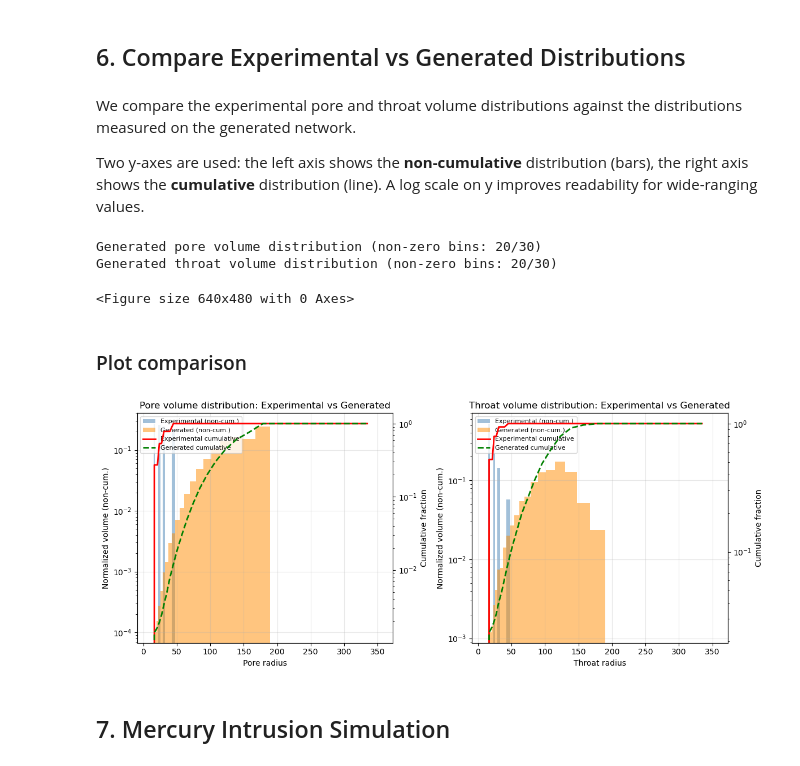
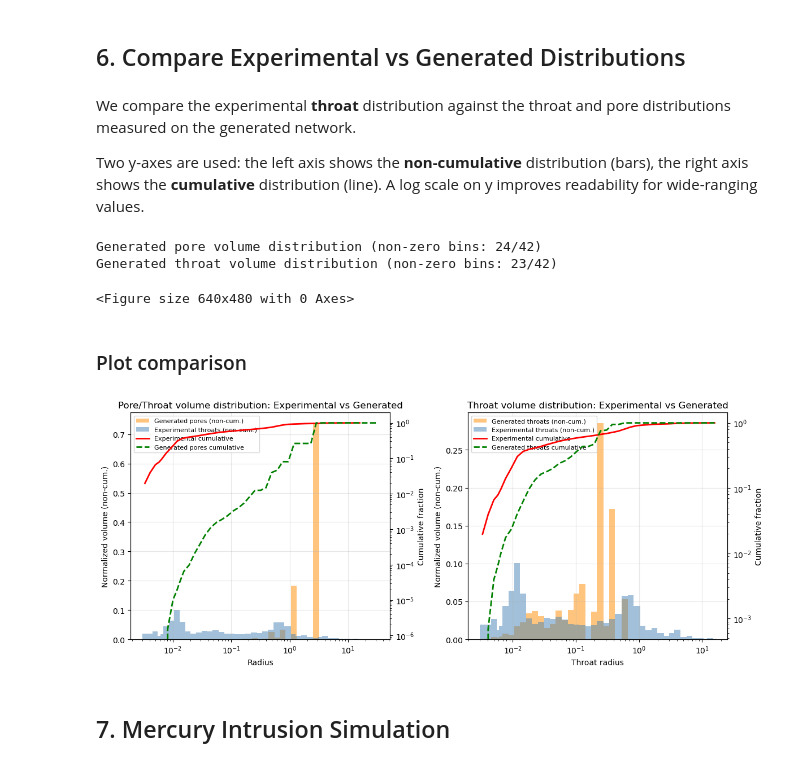
Before and after one commit to jerome-lux/pnm, a Jupyter notebook: examples/PNM-generation.ipynb, the cells around one changed output. Saved outputs shown, nothing was run; the diff lists cells and outputs as text; code cells hidden in the pictures.

```diff
--- a/examples/PNM-generation.ipynb
+++ b/examples/PNM-generation.ipynb
@@ -217,0 +266,7 @@ plt.show()
+# %%
+# Pore radius bins = throat radii * PRTRR
+pore_radii_bins = throat_radii * PRTRR
+pore_deltaR = deltaR * PRTRR
+pore_midradii = midradii * PRTRR
+
+print(f"Pore radius range: {pore_radii_bins[0]:.4f} - {pore_radii_bins[-1]:.4f}")
@@ -232,15 +287,13 @@ to explore different network configurations.
 # ============================================================
 # USER PARAMETERS - modify these values as needed
 # ============================================================
-npores = 5000                    # target number of pores
-target_porosity = 0.30           # target pore-body porosity
-e = 1.0                          # empirical corrective factor (1 = no correction)
-PRTRR = 2.0                      # pore radius to throat radius ratio
+npores = 2000                    # target number of pores
+target_porosity = 0.35           # target pore-body porosity
 sratio = 0.75                    # max pore surface covered by throats (constant)
 # sratio = (0.7, 0.4, 0.9, 0.15)  # alternative: Gaussian (loc, low, high, sigma)
 minc = 2                         # minimum pore connectivity
-maxc = 12                        # maximum pore connectivity
-BCgridsize = 50                  # grid resolution for boundary detection
+maxc = 512                       # maximum pore connectivity
+BCgridsize = 100                 # grid resolution for boundary detection
 # ============================================================
 
 print("Model parameters:")
@@ -337,7 +397,7 @@ Network saved to: /home/jlux/Nextcloud/Codes/python3/pnm/examples/networks/gener
 ## 6. Compare Experimental vs Generated Distributions
 # %% [markdown]
 
-We compare the experimental pore and throat volume distributions against the
+We compare the experimental **throat** distribution against the throat and pore
 distributions measured on the generated network.
 
 Two y-axes are used: the left axis shows the **non-cumulative** distribution
@@ -345,6 +405,8 @@ Two y-axes are used: the left axis shows the **non-cumulative** distribution
 scale on y improves readability for wide-ranging values.
 # %%
 # Compute statistics on the generated network
+rbins = throat_radii  # use the same bins as experimental data
+
 pore_bins, pore_dist = stats(
     pn, bins=rbins, mode='vol', elements='pores', xscale='log', show=False
 )
@@ -359,62 +421,62 @@ throat_dist_norm = throat_dist / throat_dist.sum() if throat_dist.sum() > 0 else
 print(f"Generated pore volume distribution (non-zero bins: {(pore_dist_norm>0).sum()}/{len(pore_dist_norm)})")
 print(f"Generated throat volume distribution (non-zero bins: {(throat_dist_norm>0).sum()}/{len(throat_dist_norm)})")
 # %% [output]
-Generated pore volume distribution (non-zero bins: 20/30)
-Generated throat volume distribution (non-zero bins: 20/30)
+Generated pore volume distribution (non-zero bins: 24/42)
+Generated throat volume distribution (non-zero bins: 23/42)
 <Figure size 640x480 with 0 Axes>
 # %% [markdown]
 ### Plot comparison
 # %%
 fig, (ax1, ax2) = plt.subplots(1, 2, figsize=(12, 5))
 
 # --- Pore distribution comparison ---
 # Left axis: non-cumulative volume distribution (bars)
 # Right axis: cumulative distribution (line)
-bars1 = ax1.bar(midradii, pore_hist_norm, width=deltaR, alpha=0.5,
-                label='Experimental (non-cum.)', color='steelblue')
-bars2 = ax1.bar(midradii, pore_dist_norm, width=deltaR, alpha=0.5,
-                label='Generated (non-cum.)', color='darkorange')
+bars1 = ax1.bar(pore_midradii, pore_dist_norm, width=pore_deltaR, alpha=0.5,
+                label='Generated pores (non-cum.)', color='darkorange')
+bars1b = ax1.bar(midradii, volumes, width=deltaR, alpha=0.5,
+                 label='Experimental throats (non-cum.)', color='steelblue')
 ax1_cum = ax1.twinx()
-line1, = ax1_cum.plot(midradii, pore_cumdist, 'r-', lw=2,
+line1, = ax1_cum.plot(midradii, np.cumsum(volumes), 'r-', lw=2,
                       label='Experimental cumulative')
-line2, = ax1_cum.plot(midradii, np.cumsum(pore_dist_norm), 'g--', lw=2,
-                      label='Generated cumulative')
-ax1.set_xlabel('Pore radius')
-ax1.set_ylabel('Normalized volume (non-cum.)', color='black')
-ax1_cum.set_ylabel('Cumulative fraction', color='black')
-ax1.set_title('Pore volume distribution: Experimental vs Generated')
-ax1.set_yscale('log')
+line2, = ax1_cum.plot(pore_midradii, np.cumsum(pore_dist_norm), 'g--', lw=2,
+                      label='Generated pores cumulative')
+ax1.set_xlabel('Radius')
+ax1.set_ylabel('Normalized volume (non-cum.)')
+ax1_cum.set_ylabel('Cumulative fraction')
+ax1.set_title('Pore/Throat volume distribution: Experimental vs Generated')
+ax1.set_xscale('log')
 ax1_cum.set_yscale('log')
 ax1.grid(True, alpha=0.3)
 h1, l1 = ax1.get_legend_handles_labels()
 h2, l2 = ax1_cum.get_legend_handles_labels()
 ax1.legend(h1 + h2, l1 + l2, loc='upper left', fontsize=8)
 
 # --- Throat distribution comparison ---
-bars3 = ax2.bar(midradii, throat_hist_norm, width=deltaR, alpha=0.5,
-                label='Experimental (non-cum.)', color='steelblue')
-bars4 = ax2.bar(midradii, throat_dist_norm, width=deltaR, alpha=0.5,
-                label='Generated (non-cum.)', color='darkorange')
+bars3 = ax2.bar(midradii, throat_dist_norm, width=deltaR, alpha=0.5,
+                label='Generated throats (non-cum.)', color='darkorange')
+bars4 = ax2.bar(midradii, volumes, width=deltaR, alpha=0.5,
+                label='Experimental throats (non-cum.)', color='steelblue')
 ax2_cum = ax2.twinx()
-line3, = ax2_cum.plot(midradii, throat_cumdist, 'r-', lw=2,
+line3, = ax2_cum.plot(midradii, np.cumsum(volumes), 'r-', lw=2,
                       label='Experimental cumulative')
 line4, = ax2_cum.plot(midradii, np.cumsum(throat_dist_norm), 'g--', lw=2,
-                      label='Generated cumulative')
+                      label='Generated throats cumulative')
 ax2.set_xlabel('Throat radius')
-ax2.set_ylabel('Normalized volume (non-cum.)', color='black')
-ax2_cum.set_ylabel('Cumulative fraction', color='black')
+ax2.set_ylabel('Normalized volume (non-cum.)')
+ax2_cum.set_ylabel('Cumulative fraction')
 ax2.set_title('Throat volume distribution: Experimental vs Generated')
-ax2.set_yscale('log')
+ax2.set_xscale('log')
 ax2_cum.set_yscale('log')
 ax2.grid(True, alpha=0.3)
 h1, l1 = ax2.get_legend_handles_labels()
 h2, l2 = ax2_cum.get_legend_handles_labels()
 ax2.legend(h1 + h2, l1 + l2, loc='upper left', fontsize=8)
 
 plt.tight_layout()
 plt.show()
 # %% [output]
-[figure, old version]
+[figure, new version]
 # %% [markdown]
 ## 7. Mercury Intrusion Simulation
 # %% [markdown]
```
Also changed, not shown: parts of 30 cells of this notebook.
